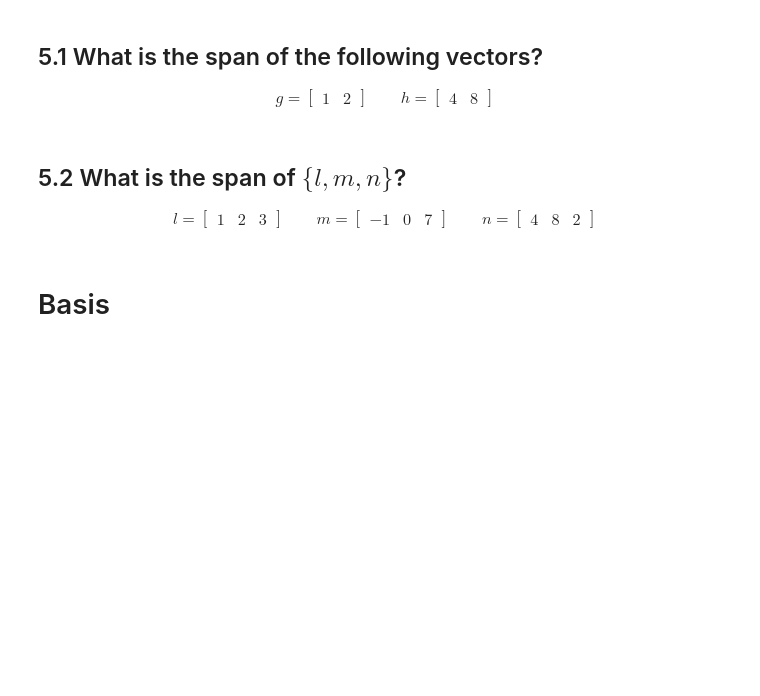
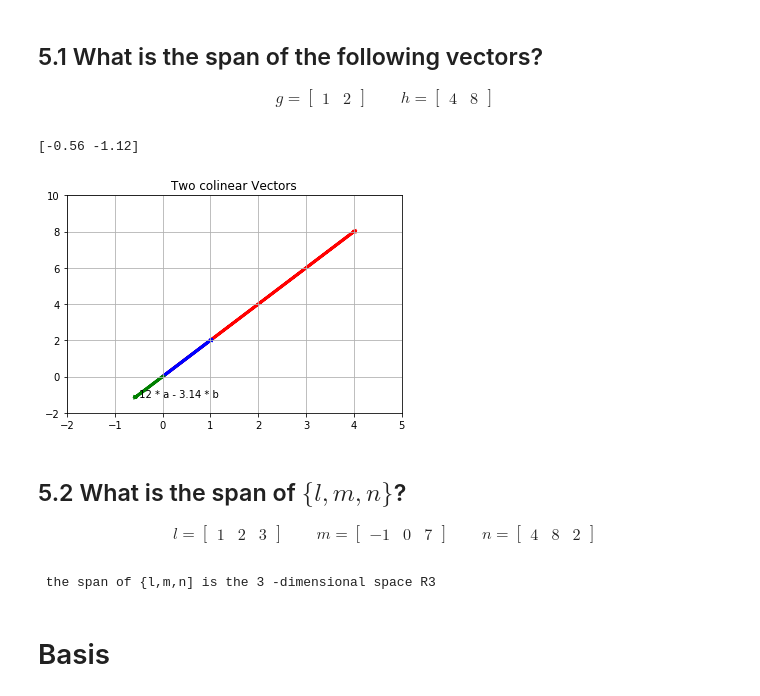
Before and after one commit to bloominstituteoftechnology/DS-Unit-1-Sprint-3-Linear-Algebra, a Jupyter notebook: module2-intermediate-linear-algebra/LS_DS_132_Intermediate_Linear_Algebra_Assignment.ipynb, the cells around one changed output. Drawn from its saved outputs; the diff is of its cells as text; code cells hidden in the pictures; blank space fills up the shorter version.

```diff
--- a/module2-intermediate-linear-algebra/LS_DS_132_Intermediate_Linear_Algebra_Assignment.ipynb
+++ b/module2-intermediate-linear-algebra/LS_DS_132_Intermediate_Linear_Algebra_Assignment.ipynb
@@ -175,6 +266,29 @@ g = \begin{bmatrix} 1 & 2 \end{bmatrix}
 \qquad
 h = \begin{bmatrix} 4 & 8 \end{bmatrix}
 \end{align}
+# %%
+# the span of vectors g,h is the set of all vectors that can be expressed as linear combinations of the two.
+# we can see that since h = 2*g, they are lie on the same line. Thus the span of g,h is the line through [1,2]
+plt.xlim(-2,5)
+plt.ylim(-2,10)
+
+a = np.array([1,2])
+b = np.array([4,8])
+c = 12 * a - 3.14 * b  # c is a linear combination of a and b as shown in the plot, it is co-linear with a,b
+print(c)
+# Plot Vectors
+plt.arrow(0,0, b[0], b[1], linewidth=3, head_width=.05, head_length=0.05, color ='red')
+plt.arrow(0,0, a[0], a[1], linewidth=3, head_width=.05, head_length=0.05, color ='blue')
+plt.arrow(0,0, *c, linewidth=3, head_width=.05, head_length=0.05, color ='green')
+plt.text(*c, s=' 12 * a - 3.14 * b')
+
+
+plt.title("Two colinear Vectors")
+plt.grid(True)
+plt.show()
+# %% [output]
+[-0.56 -1.12]
+[figure, added]
 # %% [markdown]
 ## 5.2 What is the span of $\{l, m, n\}$?
 
@@ -192,3 +302,18 @@ n = \begin{bmatrix} 4 & 8  & 2\end{bmatrix}
+# %%
+#compose to matrix
+#take rank will tell you # of lin indep vectors..
+#
+
+l = np.array([1,2,3])
+m = np.array([-1,0,7])
+n = np.array([4,8,2])
+m= np.array([l,m,n])
+#rowspace = span_of_rows(m)
+#rank(m) == dim(rowpsace)
+
+print(' the span of {l,m,n] is the',np.linalg.matrix_rank(m),'-dimensional space R3')
+# %% [output]
+ the span of {l,m,n] is the 3 -dimensional space R3
 # %% [markdown]
 # Basis
 # %% [markdown]
```
Also changed, not shown: parts of 17 cells of this notebook.
